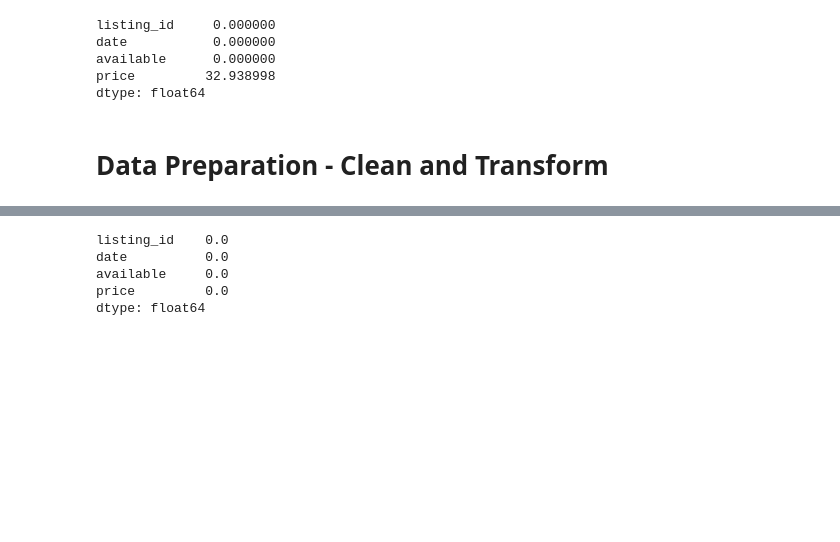
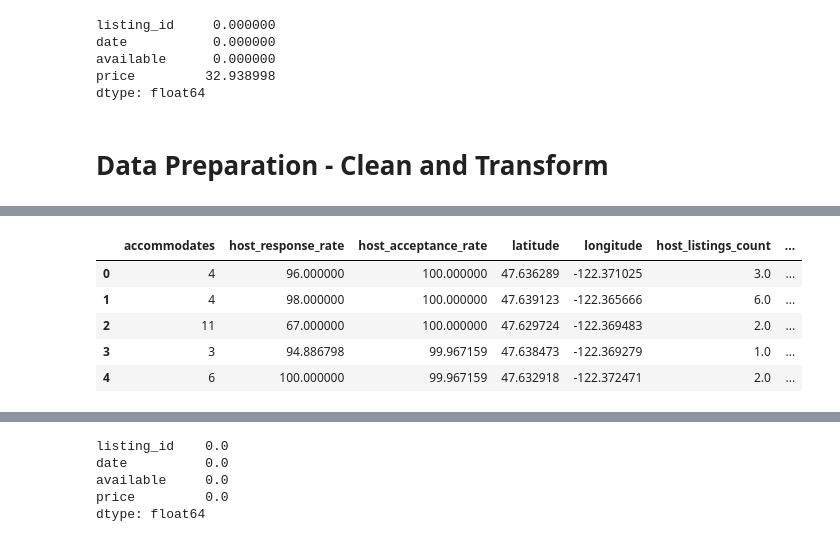
Before and after one commit to stannnman/DSND-Airbnb, a Jupyter notebook: airbnb_seattle.ipynb, the cells around one changed output, grey strips where cells are left out. Cells and saved outputs as stored; diff of their text form; code cells hidden in the pictures; blank space fills up the shorter version.

```diff
--- a/airbnb_seattle.ipynb
+++ b/airbnb_seattle.ipynb
@@ -181,0 +192,16 @@ df_listings.head()
+# %%
+# Impute all missing values in four columns with mean values.
+# Means we don't through away any information.
+imp = Imputer(missing_values=np.nan, strategy='mean')
+
+df_listings[['host_response_rate', 'host_acceptance_rate', 'review_scores_rating', 'host_listings_count']] = \
+    imp.fit_transform(df_listings[['host_response_rate', 'host_acceptance_rate', 'review_scores_rating', 'host_listings_count']])
+
+df_listings.head()
+# %% [output]
+|  | accommodates | host_response_rate | host_acceptance_rate | latitude | longitude | host_listings_count | ... |
+| 0 | 4 | 96.000000 | 100.000000 | 47.636289 | -122.371025 | 3.0 | ... |
+| 1 | 4 | 98.000000 | 100.000000 | 47.639123 | -122.365666 | 6.0 | ... |
+| 2 | 11 | 67.000000 | 100.000000 | 47.629724 | -122.369483 | 2.0 | ... |
+| 3 | 3 | 94.886798 | 99.967159 | 47.638473 | -122.369279 | 1.0 | ... |
+| 4 | 6 | 100.000000 | 99.967159 | 47.632918 | -122.372471 | 2.0 | ... |
```
Also changed, not shown: parts of 8 cells of this notebook, 1 other file.
